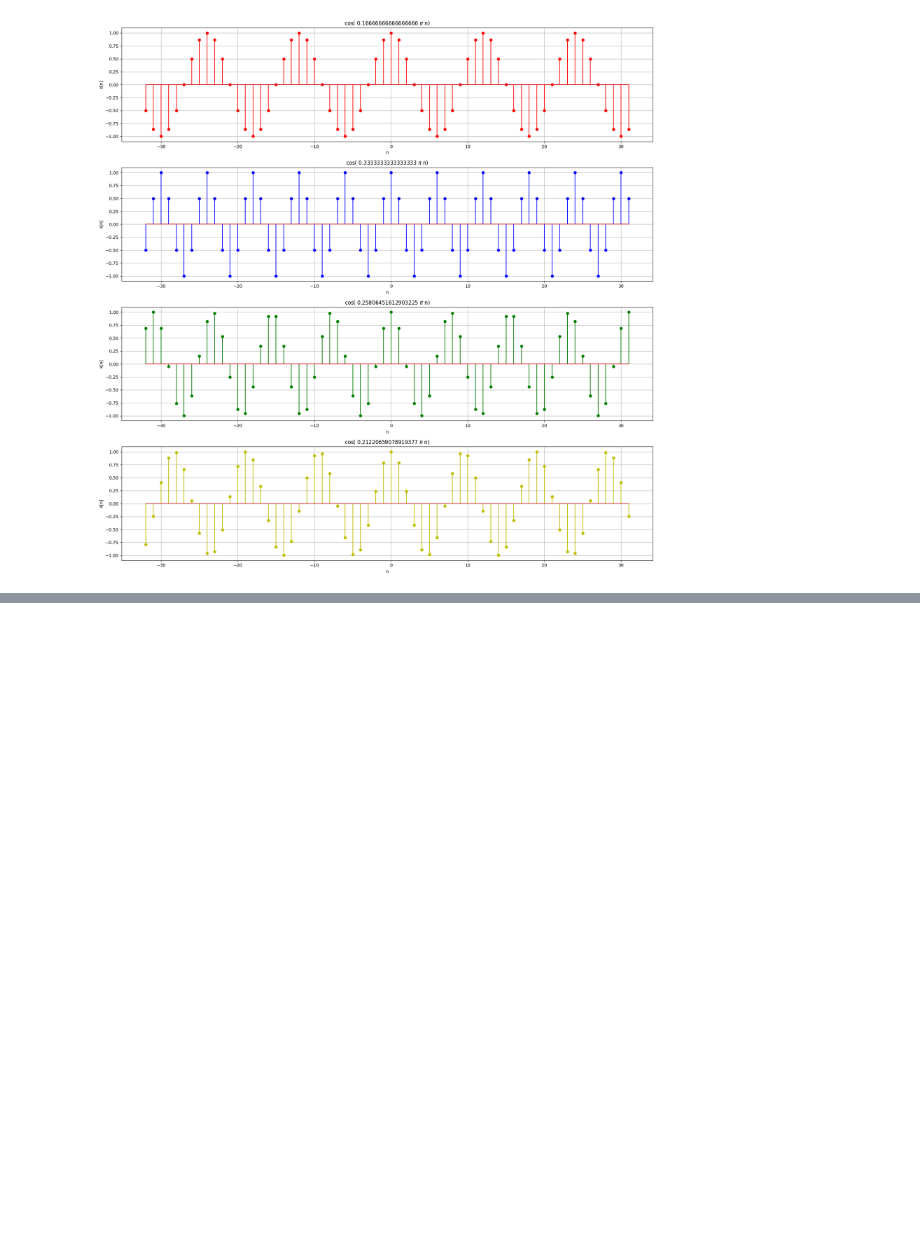
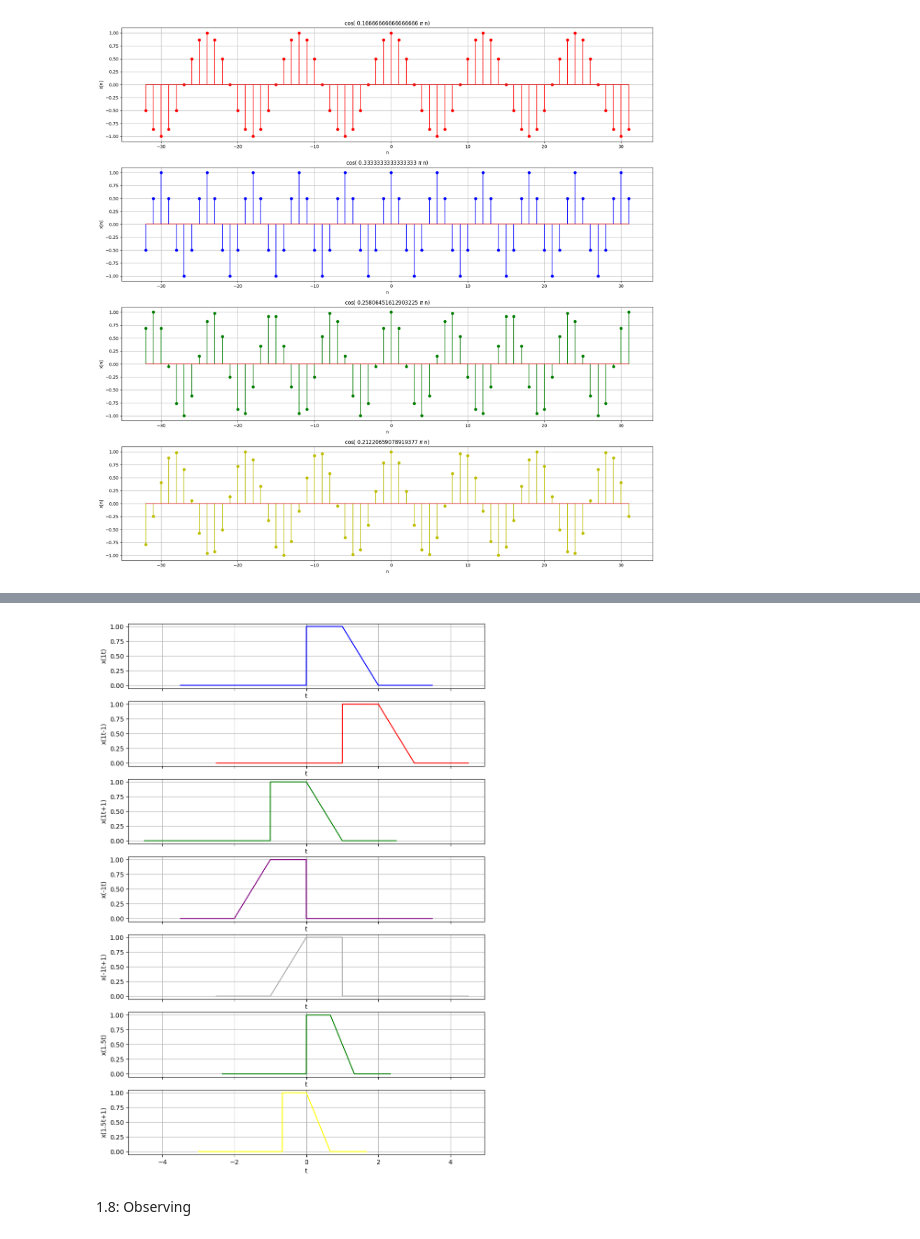
Before and after one commit to yhnx/Signal-labs, a Jupyter notebook: Signal_Plotting_In_Time_Domain.ipynb, the cells around one changed output, grey strips where cells are left out. Saved outputs shown, nothing was run; the diff lists cells and outputs as text; code cells hidden in the pictures; blank space fills up the shorter version.

```diff
--- a/Signal_Plotting_In_Time_Domain.ipynb
+++ b/Signal_Plotting_In_Time_Domain.ipynb
@@ -123,18 +125,18 @@ f = 5 #Frequency of the signal is 5 Hz
 
 def title_generator(C, R, f, theta):
     if theta == 0:
-        title = r"${} e^{{{}t}} cos(\pi {} t)$".format(C, R, 2*f)
+        title = r"${} e^{{{}t}} cos( {} \pi  t)$".format(C, R, 2*f)
     else:
-        title = r"${} e^{{{}t}} cos(\pi {} t + {} \pi)$".format(C, R, 2*f, theta/np.pi)
+        title = r"${} e^{{{}t}} cos( {} \pi  t + {} \pi)$".format(C, R, 2*f, theta/np.pi)
 
     return title
 
 
 def expo_sin_generator(C , R, theta, column, ax, co='b'):
     x = C * np.exp(R * t) * np.cos(2 * np.pi * f * t + theta)
-    ti = title_generator(C , R, f, theta)
-    ax[column].plot(t, x, label=ti, color=co)
-    ax[column].set_title(ti)
+    title = title_generator(C , R, f, theta)
+    ax[column].plot(t, x, label=title, color=co)
+    ax[column].set_title(title)
     ax[column].set_xlabel('t')
     ax[column].set_ylabel('x(t)')
     ax[column].grid(True)
@@ -229,0 +294,48 @@ About the period for the periodic signals:
+# %%
+def x(t):
+    if (t < 0.):
+        return 0.
+    elif (t < 1.):
+        return 1.
+    elif (t < 2.):
+        return 2. - t
+    else:
+        return 0.
+
+fs = 4.4e4 # 44,000−Hz sampling frequency
+ts = 1/fs
+t = np.arange(-3.5, 3.5, ts) # A linearly−spaced array with step ts
+fig, axes = plt.subplots(7,1, sharex='all', figsize=(10,15))
+# x(t)
+
+def title_generator(tt,shift):
+    if shift<0:
+        title= "x({}t{})".format(tt,shift)
+    elif shift>0:
+        title= "x({}t+{})".format(tt,shift)
+    else:
+        title= "x({}t)".format(tt)
+
+    return title
+
+def x_transformer(tt,shift, column, color='r'):
+    axes[column].plot((t/tt)-(1/tt)*shift, [x(t_) for t_ in t],color=color)
+    title = title_generator(tt,shift)
+    axes[column].set_xlabel("t")
+    axes[column].set_ylabel(title)
+    axes[column].grid(True)
+
+x_transformer(1,0,0,'b') #plots the original x(t) graph
+x_transformer(1,-1,1) #plots x(t-1) graph
+x_transformer(1,1,2,'g') #plots x(t+1) graph
+x_transformer(-1,0,3,'purple') #plots x(-t) graph
+x_transformer(-1,1,4, "darkgrey") #plots x(-t+1) graph
+x_transformer(3/2,0,5,"green") #plots x(1.5t) graph
+x_transformer(3/2,1,6, "yellow") #plots x(1.5t+1) graph
+
+
+plt.show()
+# %% [output]
+[figure, added]
+# %% [markdown]
+1.8: Observing
```
Also changed, not shown: parts of 11 cells of this notebook.
